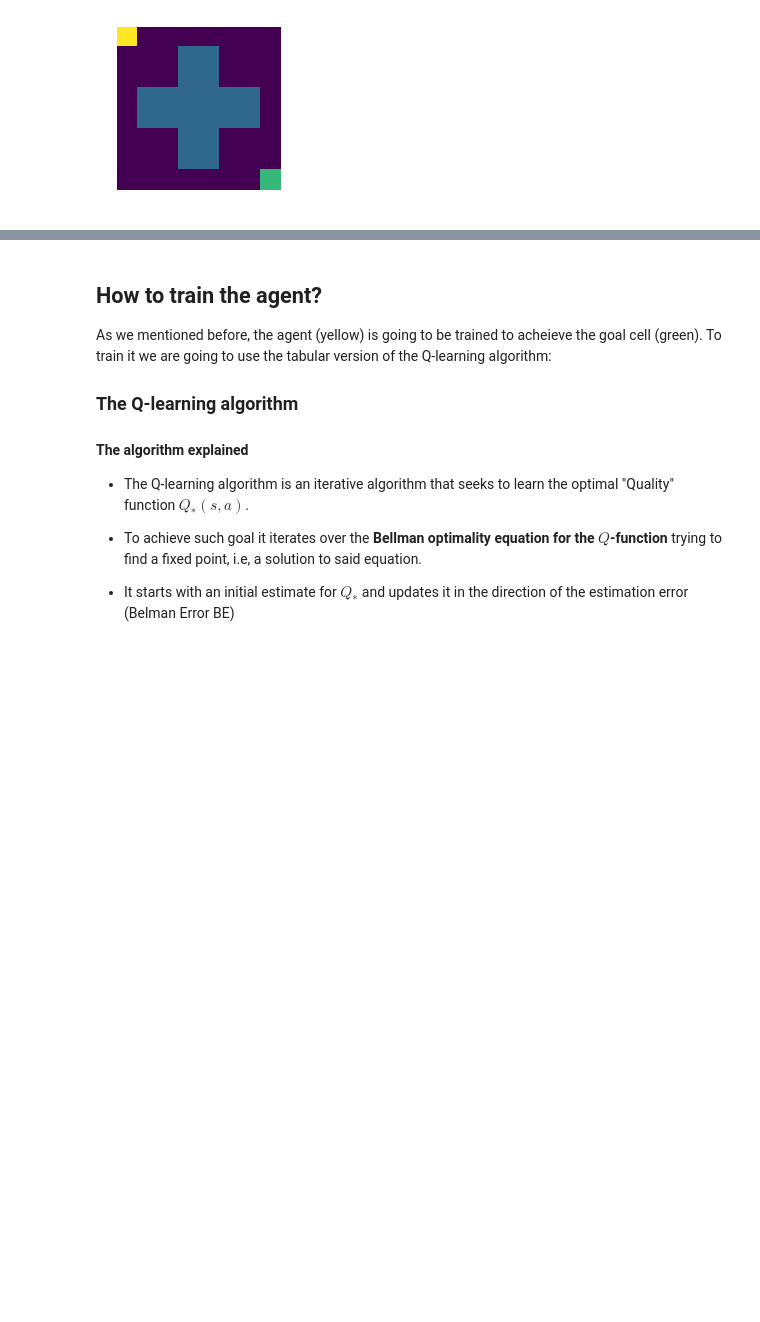
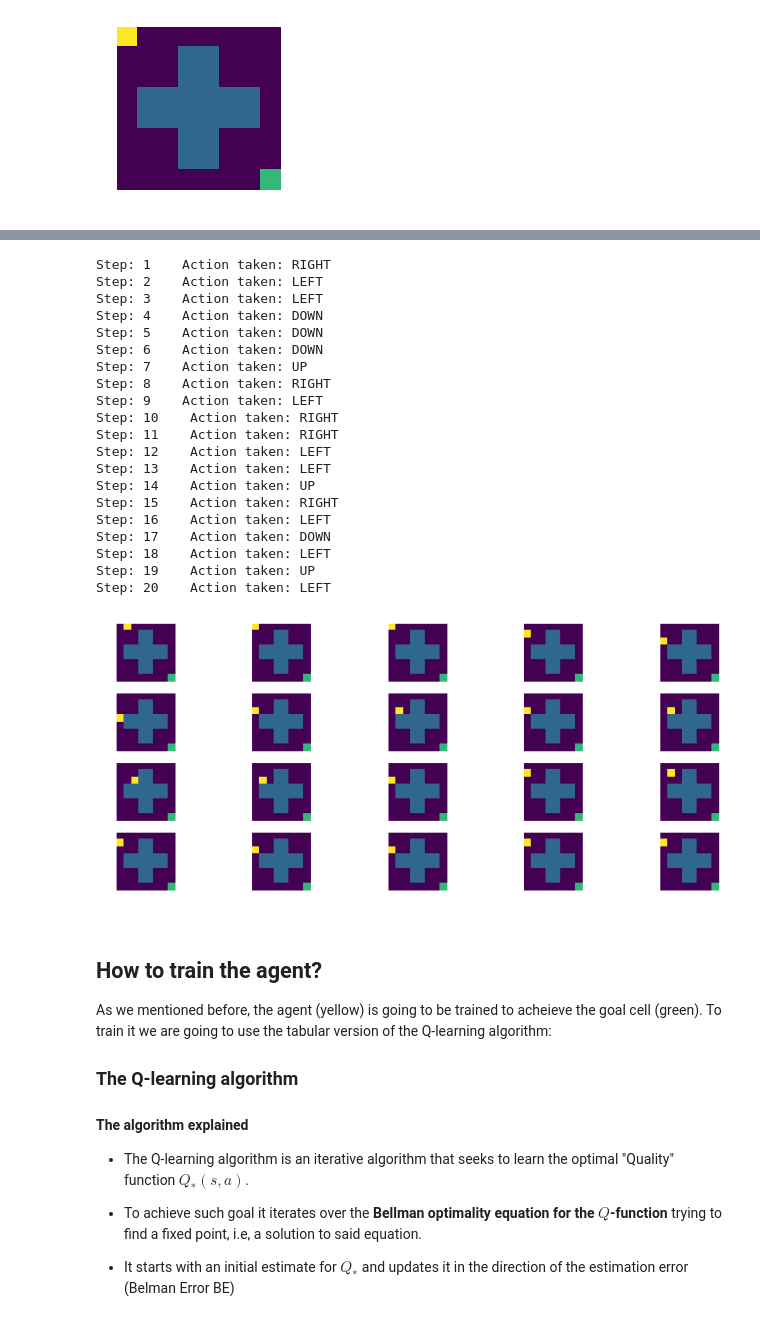
Before and after one commit to nicholasRenninger/RL-tutorial, a Jupyter notebook: numpy-based/Part_1.ipynb, the cells around one changed output, grey strips where cells are left out. Drawn from its saved outputs; the diff is of its cells as text; code cells hidden in the pictures; blank space fills up the shorter version.

```diff
--- a/numpy-based/Part_1.ipynb
+++ b/numpy-based/Part_1.ipynb
@@ -100,19 +100,48 @@ As an example, lets run the environment for 100 steps taking random actions.
 # %%
 %matplotlib notebook
 
+trayectory = []                     # Empty python list to save trayectory.
+actions = []                        # Empty python list to save actions taken.
+
 env = grid_world()                  # Creates an environment instance called "env".
 env.reset()                         # Resets the environment.
-for i in range(100):
+for i in range(20):
     action = np.random.randint(0,4) # Generates a random int between 0 and 3 (4-1).
     env.step(action)                # Takes the action (moves the agent).
     env_map = env.render()          # Renders the current map of the environment
 
+    trayectory.append(env_map)      # Adds the current map to the trayectory list
+    actions.append(action)
 
 
 %matplotlib inline
+
+print_actions_taken(actions)
+plot_trayectory(trayectory,size=(12,5))
 # %% [output]
 [interactive output not drawn]
 [interactive output not drawn]
+Step: 1    Action taken: RIGHT
+Step: 2    Action taken: LEFT
+Step: 3    Action taken: LEFT
+Step: 4    Action taken: DOWN
+Step: 5    Action taken: DOWN
+Step: 6    Action taken: DOWN
+Step: 7    Action taken: UP
+Step: 8    Action taken: RIGHT
+Step: 9    Action taken: LEFT
+Step: 10    Action taken: RIGHT
+Step: 11    Action taken: RIGHT
+Step: 12    Action taken: LEFT
+Step: 13    Action taken: LEFT
+Step: 14    Action taken: UP
+Step: 15    Action taken: RIGHT
+Step: 16    Action taken: LEFT
+Step: 17    Action taken: DOWN
+Step: 18    Action taken: LEFT
+Step: 19    Action taken: UP
+Step: 20    Action taken: LEFT
+[figure, added]
 # %% [markdown]
 ## How to train the agent?
 
```
Also changed, not shown: parts of 4 cells of this notebook, 2 other files.
